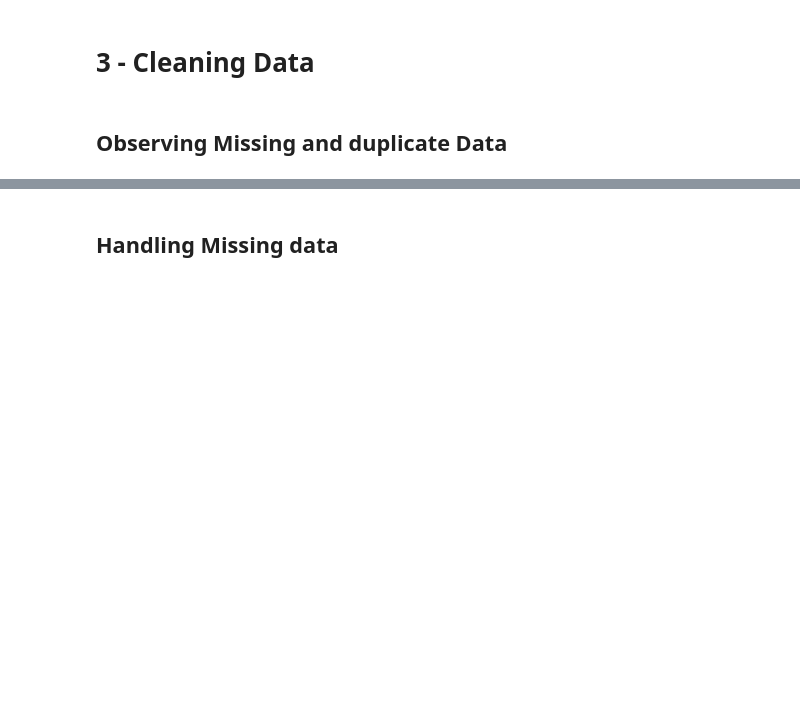
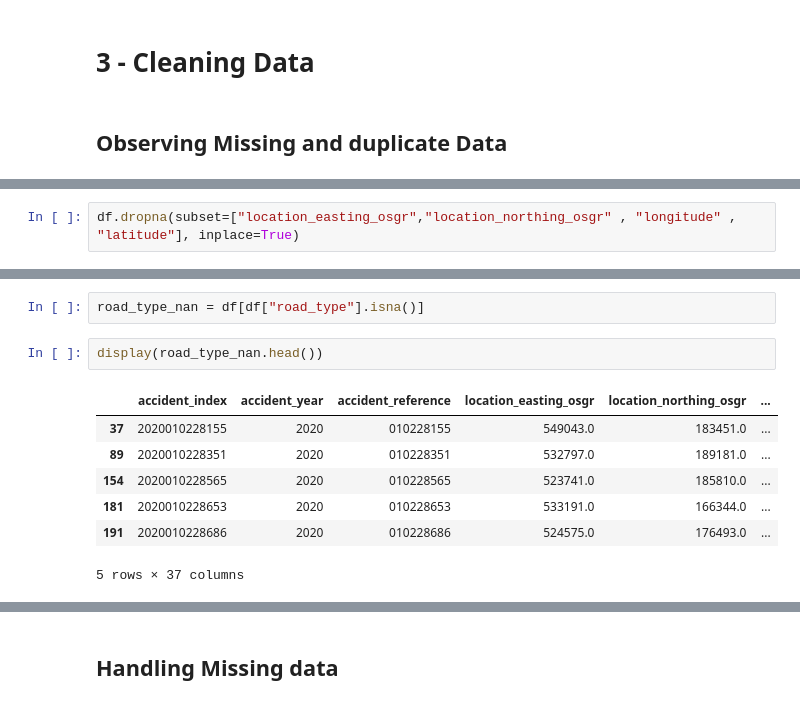
Before and after one commit to OmarAreef/DETask1, a Jupyter notebook: MS1Template.ipynb, the cells around one changed output, grey strips where cells are left out. Saved outputs shown, nothing was run; the diff lists cells and outputs as text; blank space fills up the shorter version.

```diff
--- a/MS1Template.ipynb
+++ b/MS1Template.ipynb
@@ -217,0 +245,2 @@ Finished EDA
+# %%
+df.dropna(subset=["location_easting_osgr","location_northing_osgr" , "longitude" , "latitude"], inplace=True)
@@ -217,0 +291,12 @@ Finished EDA
+# %%
+road_type_nan = df[df["road_type"].isna()]
+# %%
+display(road_type_nan.head())
+# %% [output]
+|  | accident_index | accident_year | accident_reference | location_easting_osgr | location_northing_osgr | ... |
+| 37 | 2020010228155 | 2020 | 010228155 | 549043.0 | 183451.0 | ... |
+| 89 | 2020010228351 | 2020 | 010228351 | 532797.0 | 189181.0 | ... |
+| 154 | 2020010228565 | 2020 | 010228565 | 523741.0 | 185810.0 | ... |
+| 181 | 2020010228653 | 2020 | 010228653 | 533191.0 | 166344.0 | ... |
+| 191 | 2020010228686 | 2020 | 010228686 | 524575.0 | 176493.0 | ... |
+5 rows × 37 columns
```
Also changed, not shown: parts of 17 cells of this notebook.
